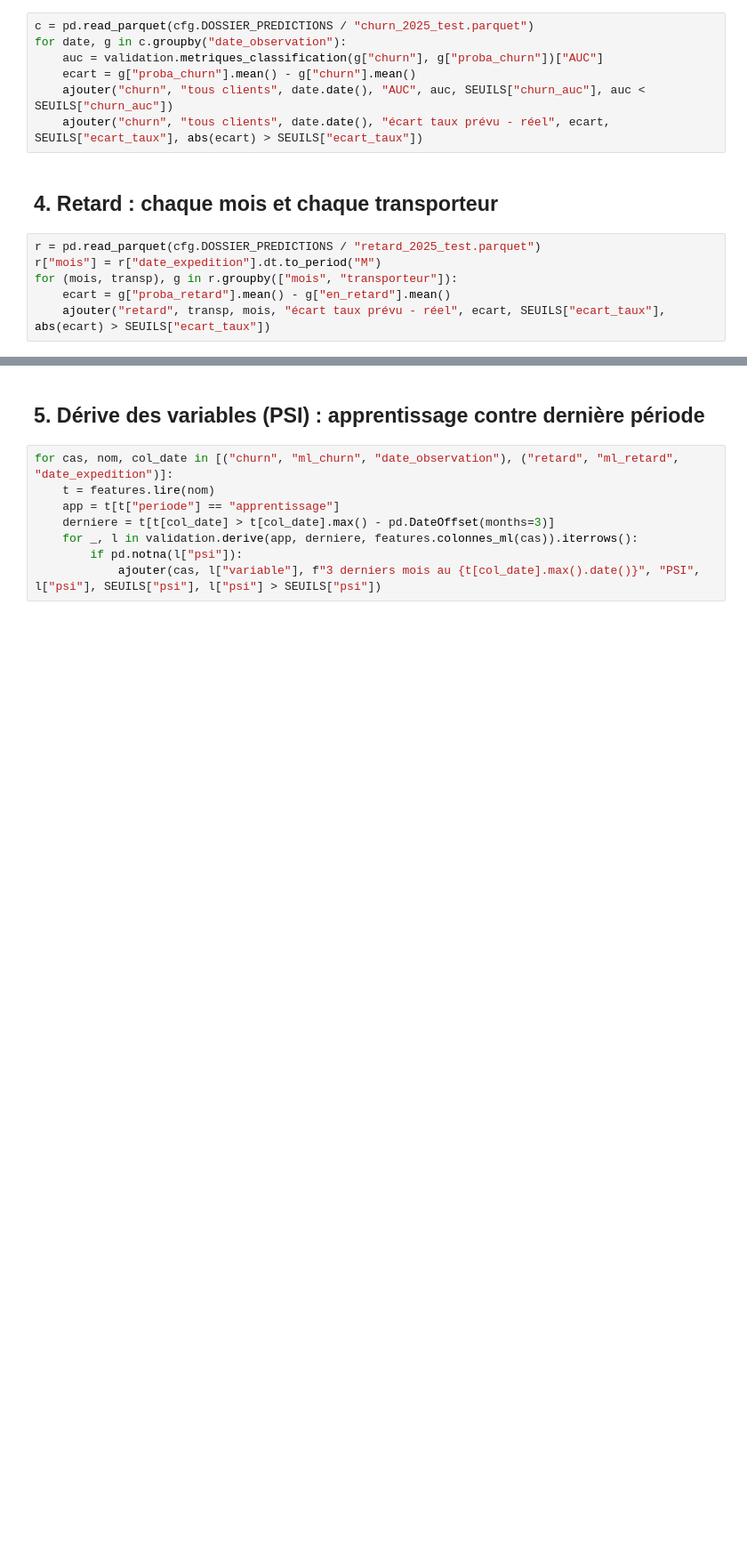
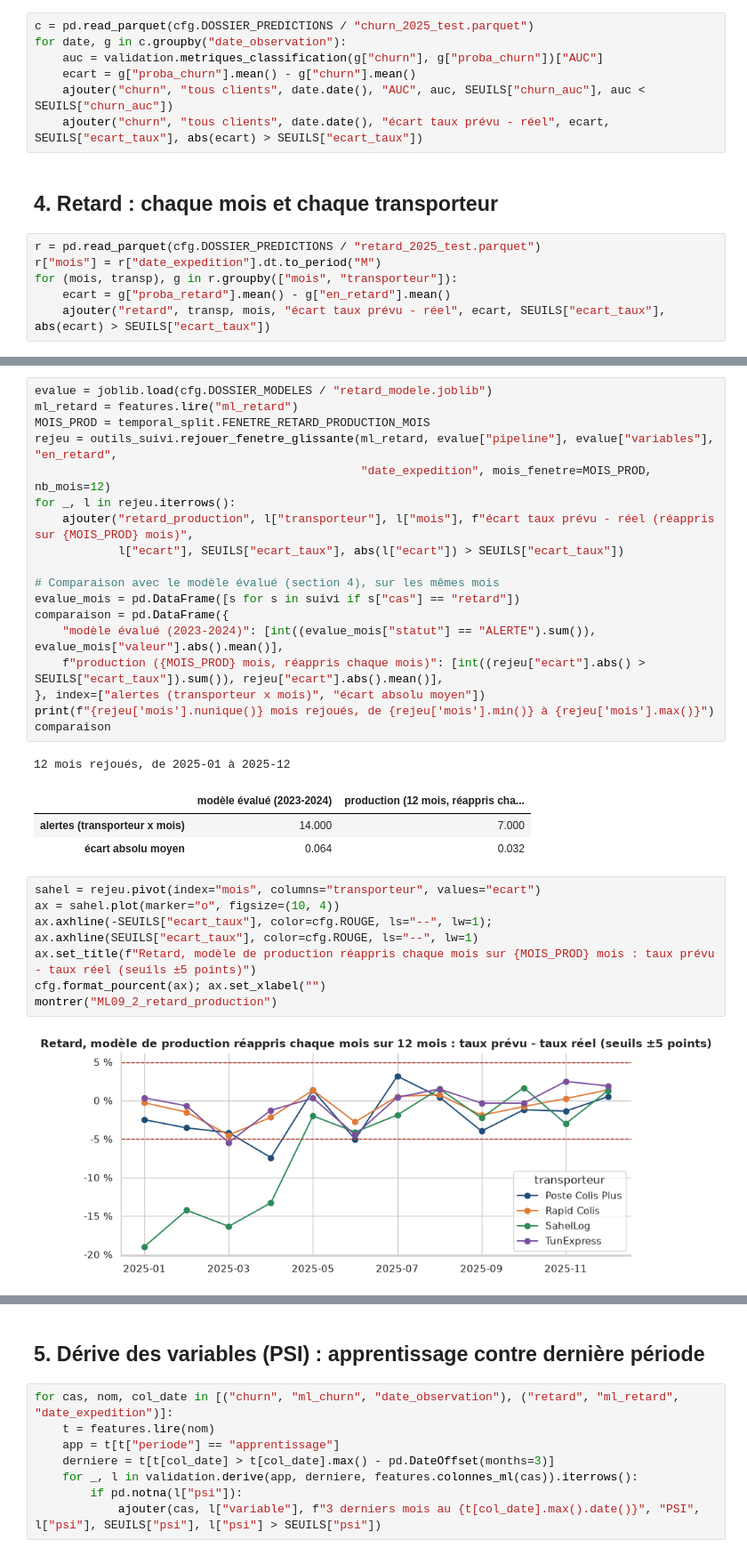
Before and after one commit to sarraabdeljaouad-ui/tunishop-projet-data-bi, a Jupyter notebook: 06_analyses_ml/03_Machine_Learning/09_Suivi_Modeles.ipynb, the cells around one changed output, grey strips where cells are left out. Shown at 89% size. Drawn from its saved outputs; the diff is of its cells as text; blank space fills up the shorter version.

```diff
--- a/06_analyses_ml/03_Machine_Learning/09_Suivi_Modeles.ipynb
+++ b/06_analyses_ml/03_Machine_Learning/09_Suivi_Modeles.ipynb
@@ -83,0 +92,32 @@ for (mois, transp), g in r.groupby(["mois", "transporteur"]):
+# %%
+evalue = joblib.load(cfg.DOSSIER_MODELES / "retard_modele.joblib")
+ml_retard = features.lire("ml_retard")
+MOIS_PROD = temporal_split.FENETRE_RETARD_PRODUCTION_MOIS
+rejeu = outils_suivi.rejouer_fenetre_glissante(ml_retard, evalue["pipeline"], evalue["variables"], "en_retard",
+                                               "date_expedition", mois_fenetre=MOIS_PROD, nb_mois=12)
+for _, l in rejeu.iterrows():
+    ajouter("retard_production", l["transporteur"], l["mois"], f"écart taux prévu - réel (réappris sur {MOIS_PROD} mois)",
+            l["ecart"], SEUILS["ecart_taux"], abs(l["ecart"]) > SEUILS["ecart_taux"])
+
+# Comparaison avec le modèle évalué (section 4), sur les mêmes mois
+evalue_mois = pd.DataFrame([s for s in suivi if s["cas"] == "retard"])
+comparaison = pd.DataFrame({
+    "modèle évalué (2023-2024)": [int((evalue_mois["statut"] == "ALERTE").sum()), evalue_mois["valeur"].abs().mean()],
+    f"production ({MOIS_PROD} mois, réappris chaque mois)": [int((rejeu["ecart"].abs() > SEUILS["ecart_taux"]).sum()), rejeu["ecart"].abs().mean()],
+}, index=["alertes (transporteur x mois)", "écart absolu moyen"])
+print(f"{rejeu['mois'].nunique()} mois rejoués, de {rejeu['mois'].min()} à {rejeu['mois'].max()}")
+comparaison
+# %% [output]
+12 mois rejoués, de 2025-01 à 2025-12
+|  | modèle évalué (2023-2024) | production (12 mois, réappris cha... |
+| alertes (transporteur x mois) | 14.000 | 7.000 |
+| écart absolu moyen | 0.064 | 0.032 |
+# %%
+sahel = rejeu.pivot(index="mois", columns="transporteur", values="ecart")
+ax = sahel.plot(marker="o", figsize=(10, 4))
+ax.axhline(-SEUILS["ecart_taux"], color=cfg.ROUGE, ls="--", lw=1); ax.axhline(SEUILS["ecart_taux"], color=cfg.ROUGE, ls="--", lw=1)
+ax.set_title(f"Retard, modèle de production réappris chaque mois sur {MOIS_PROD} mois : taux prévu - taux réel (seuils ±5 points)")
+cfg.format_pourcent(ax); ax.set_xlabel("")
+montrer("ML09_2_retard_production")
+# %% [output]
+[figure, added]
```
Also changed, not shown: parts of 8 cells of this notebook, 50 other files.
